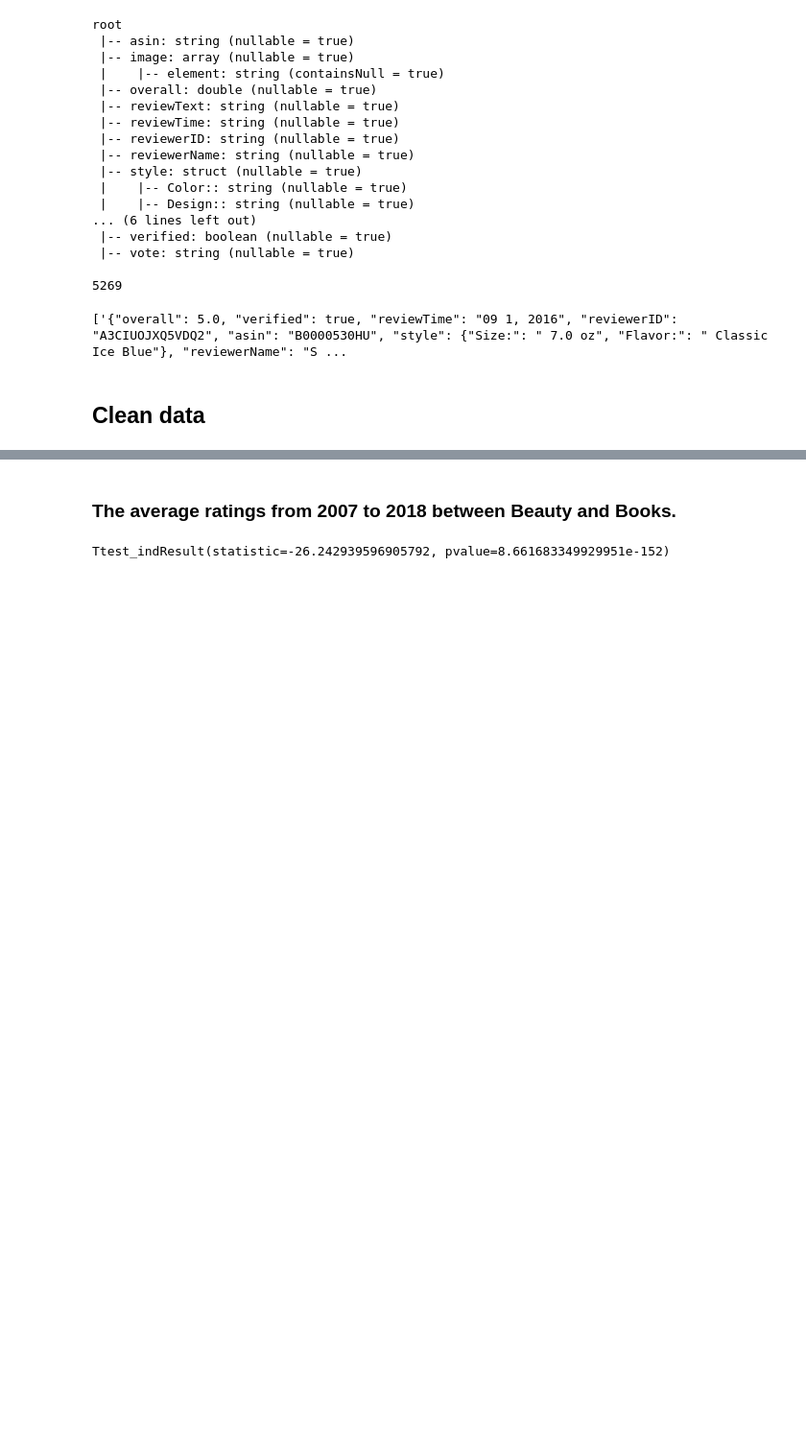
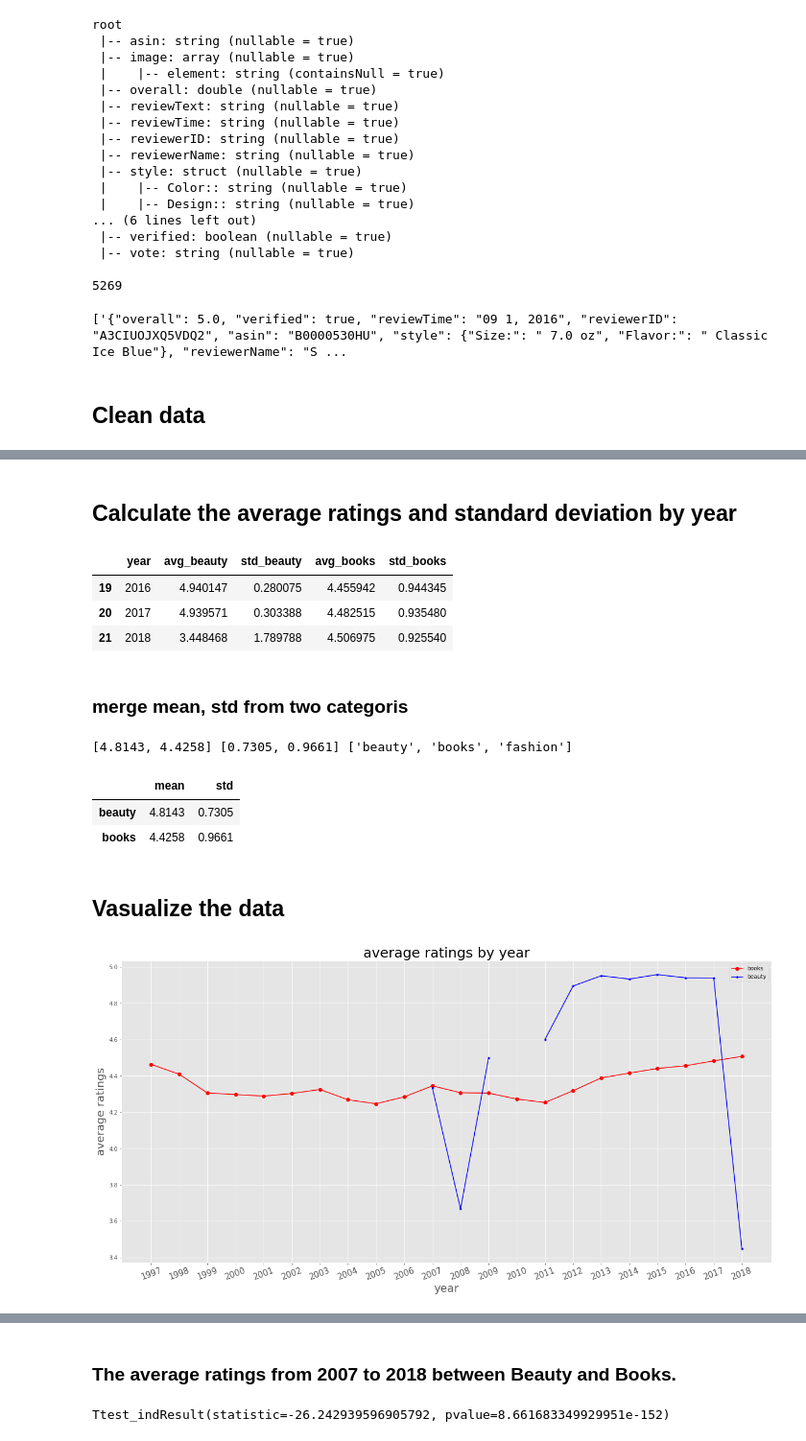
Before and after one commit to Nicole-LijuanChen/Patterns-in-Amazon-customer-ratings, a Jupyter notebook: data-cleaning.ipynb, the cells around one changed output, grey strips where cells are left out. Shown at 96% size. Cells and saved outputs as stored; diff of their text form; code cells hidden in the pictures; blank space fills up the shorter version.

Commit message:
organize notebook, script,and add images

```diff
--- a/data-cleaning.ipynb
+++ b/data-cleaning.ipynb
@@ -585,0 +66,2 @@ ax.set_title("Distribution of ratings in Beauty and Books")
+# %%
+path_dict = {'beauty':"data/All_Beauty_5.json",'books':"data/Books_5.json"}
@@ -585,0 +79,4 @@ ax.set_title("Distribution of ratings in Beauty and Books")
+# %%
+#create  ratings dataframes in Beauty and Books
+ratings_beauty = read_data(path_dict['beauty'],'beauty')
+ratings_books  = read_data(path_dict['books'],'books')
@@ -585,0 +97,64 @@ ax.set_title("Distribution of ratings in Beauty and Books")
+# %% [markdown]
+## Calculate the average ratings and standard deviation by year
+# %%
+#call eda_helper.avg_by_year function to
+#create a dataframe that containt mean and std of ratings by year
+avg_by_year_beauty = avg_by_year(ratings_beauty)
+avg_by_year_books = avg_by_year(ratings_books)
+# avg_by_year_books
+# %%
+## merge two dataframes above
+by_year_merge = pd.merge(avg_by_year_beauty,avg_by_year_books, how = 'outer',on=['year'])
+
+# rename columns
+by_year_merge = by_year_merge.rename(columns = {'avg_ratings_x': 'avg_beauty',
+                                                  'std_x':         'std_beauty',
+                                                 'avg_ratings_y':  'avg_books',
+                                                  'std_y':         'std_books',
+                                                 })
+# # avg_year_merge = avg_year_merge.replace(np.nan, 0)
+by_year_merge = by_year_merge.sort_values(by = 'year').reset_index(drop = True)
+by_year_merge.tail(3)
+# %% [output]
+|  | year | avg_beauty | std_beauty | avg_books | std_books |
+| 19 | 2016 | 4.940147 | 0.280075 | 4.455942 | 0.944345 |
+| 20 | 2017 | 4.939571 | 0.303388 | 4.482515 | 0.935480 |
+| 21 | 2018 | 3.448468 | 1.789788 | 4.506975 | 0.925540 |
+# %% [markdown]
+### merge mean, std from two categoris
+# %%
+df_list   = [ratings_beauty,ratings_books]
+mean_list =[ratings_mean(df) for df in df_list]
+std_list  =[ratings_std(df) for df in df_list]
+cotegories = list(path_dict.keys())
+print(mean_list,std_list,labels)
+# %% [output]
+[4.8143, 4.4258] [0.7305, 0.9661] ['beauty', 'books', 'fashion']
+# %%
+ave_ratings_merge = pd.DataFrame({'mean':mean_list,
+                                   'std':std_list},
+                                index = cotegories
+                                 )
+ave_ratings_merge
+# %% [output]
+|  | mean | std |
+| beauty | 4.8143 | 0.7305 |
+| books | 4.4258 | 0.9661 |
+# %% [markdown]
+## Vasualize the data
+# %%
+#plot the average ratings by year
+fig, ax = plt.subplots(figsize=(21,10))
+x = np.arange(len(by_year_merge['year']))
+labels = avg_year_merge['year'].tolist()
+ax.plot(x, by_year_merge['avg_books'],'o-',color='r',label = 'books')
+ax.plot(x, by_year_merge['avg_beauty'],'.-',color='b',label = 'beauty')
+ax.set_xlabel("year",fontsize=20)
+ax.set_ylabel("average ratings",fontsize=20)
+ax.set_xticks(x)
+ax.set_xticklabels(labels,fontsize=15,rotation=20)
+ax.set_title('average ratings by year',fontsize=25)
+ax.legend()
+plt.savefig('images/average_ratings_plot.png')
+# %% [output]
+[figure, added]
```
Also changed, not shown: parts of 65 cells of this notebook, 3 other files.
